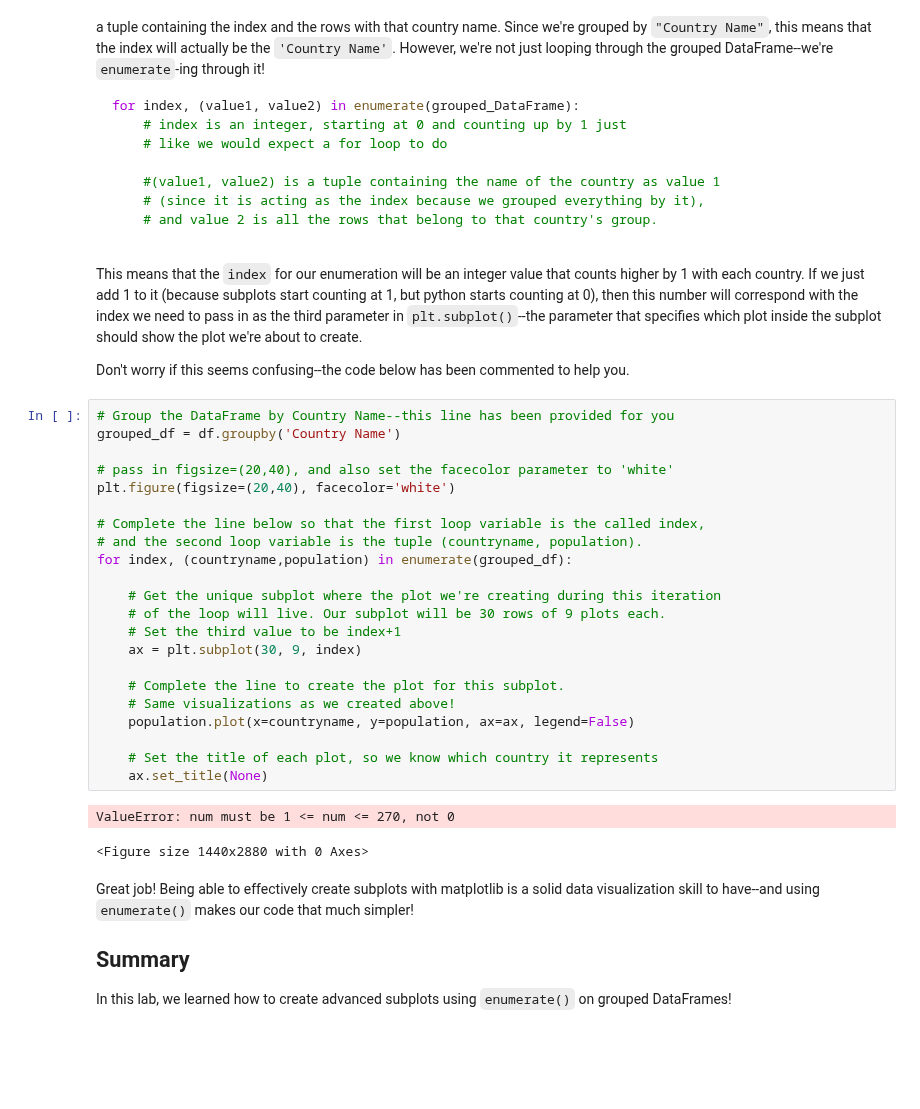
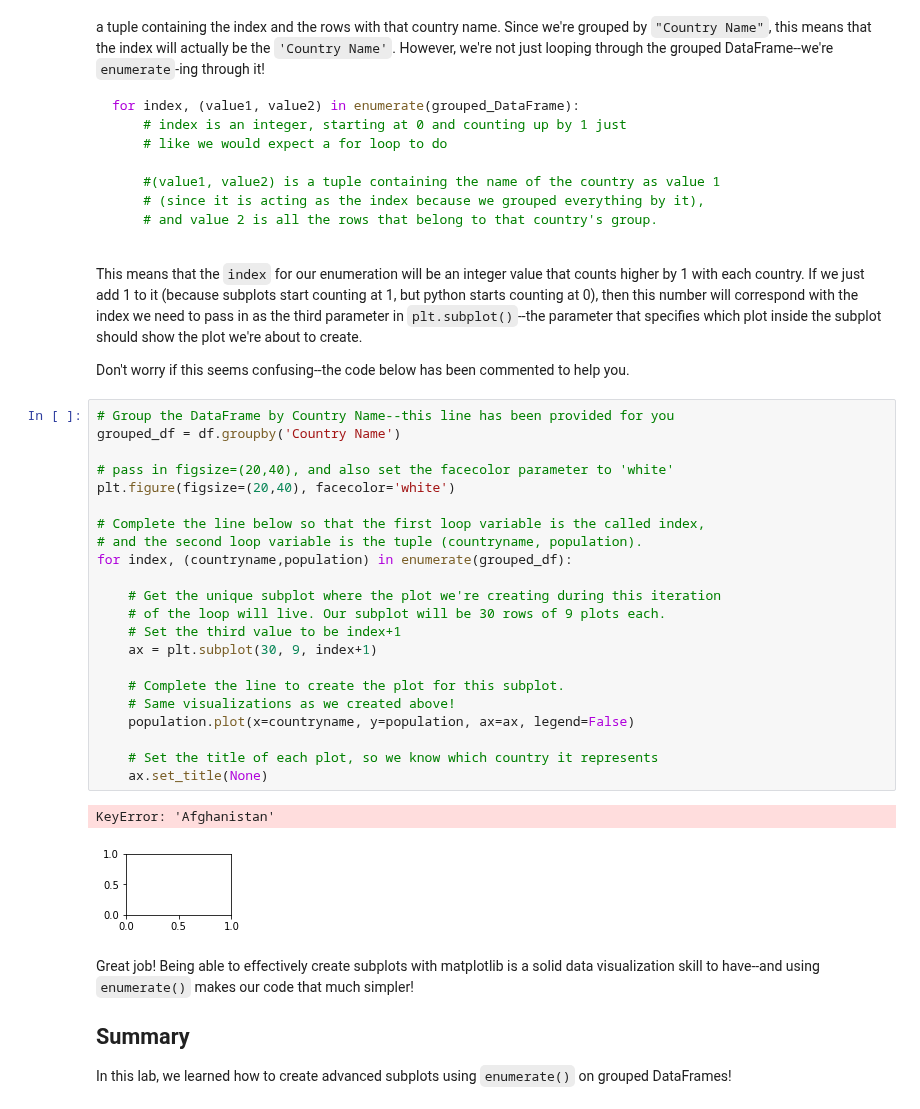
Before and after one commit to jmt0221/dsc-subplots-and-enumeration-lab-nyc-ds-082619, a Jupyter notebook: index.ipynb, the cells around one changed output. Cells and saved outputs as stored; diff of their text form; blank space fills up the shorter version.

```diff
--- a/index.ipynb
+++ b/index.ipynb
@@ -219,28 +219,28 @@ Don't worry if this seems confusing--the code below has been commented to help y
 # %%
 # Group the DataFrame by Country Name--this line has been provided for you
 grouped_df = df.groupby('Country Name')
 
 # pass in figsize=(20,40), and also set the facecolor parameter to 'white'
 plt.figure(figsize=(20,40), facecolor='white')
 
 # Complete the line below so that the first loop variable is the called index,
 # and the second loop variable is the tuple (countryname, population).
 for index, (countryname,population) in enumerate(grouped_df):
 
     # Get the unique subplot where the plot we're creating during this iteration
     # of the loop will live. Our subplot will be 30 rows of 9 plots each.
     # Set the third value to be index+1
-    ax = plt.subplot(30, 9, index)
+    ax = plt.subplot(30, 9, index+1)
 
     # Complete the line to create the plot for this subplot.
     # Same visualizations as we created above!
     population.plot(x=countryname, y=population, ax=ax, legend=False)
 
     # Set the title of each plot, so we know which country it represents
     ax.set_title(None)
 # %% [output]
-ValueError: num must be 1 <= num <= 270, not 0
+KeyError: 'Afghanistan'
-<Figure size 1440x2880 with 0 Axes>
+[figure, added]
 # %% [markdown]
 Great job! Being able to effectively create subplots with matplotlib is a solid data visualization skill to have--and using `enumerate()` makes our code that much simpler!
 
```
